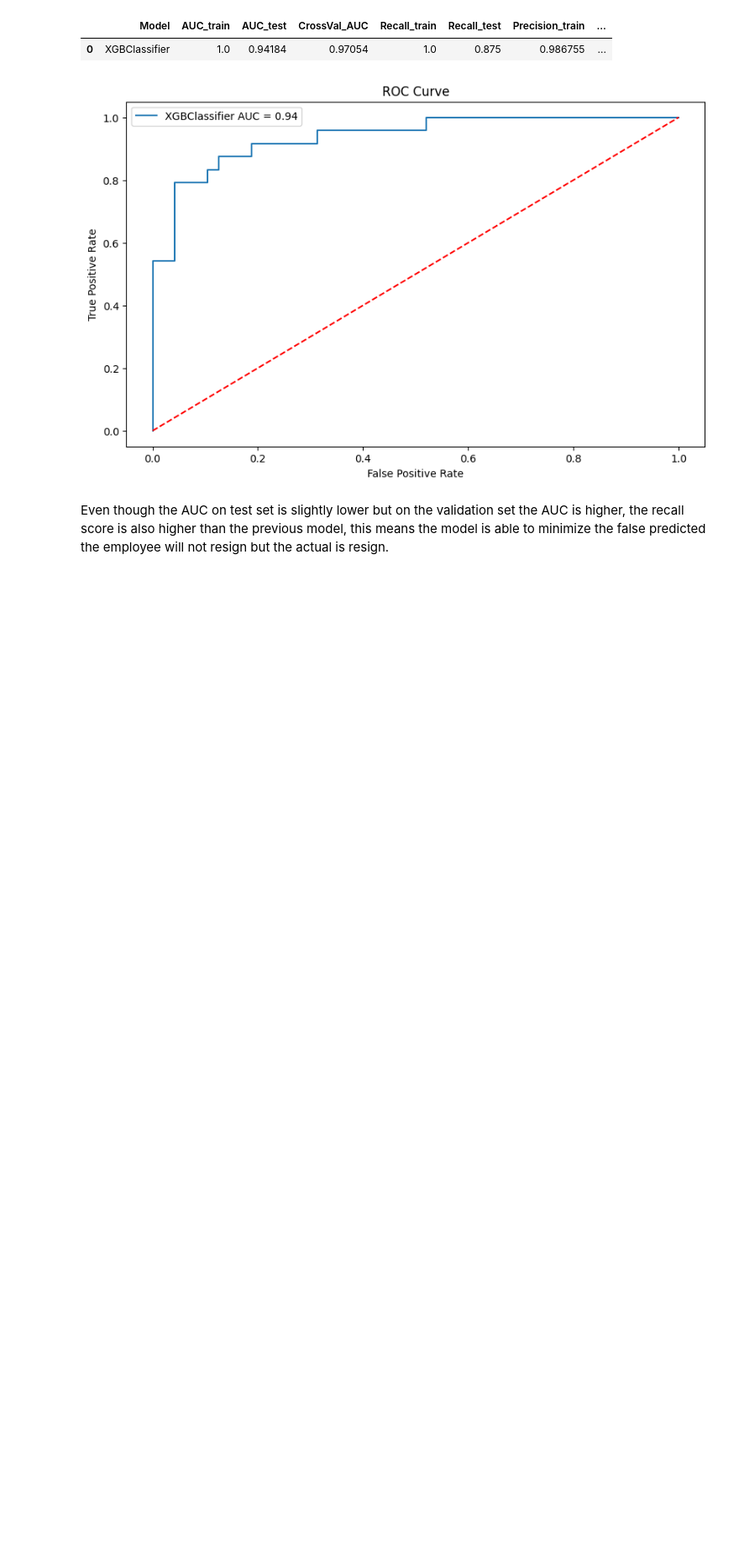
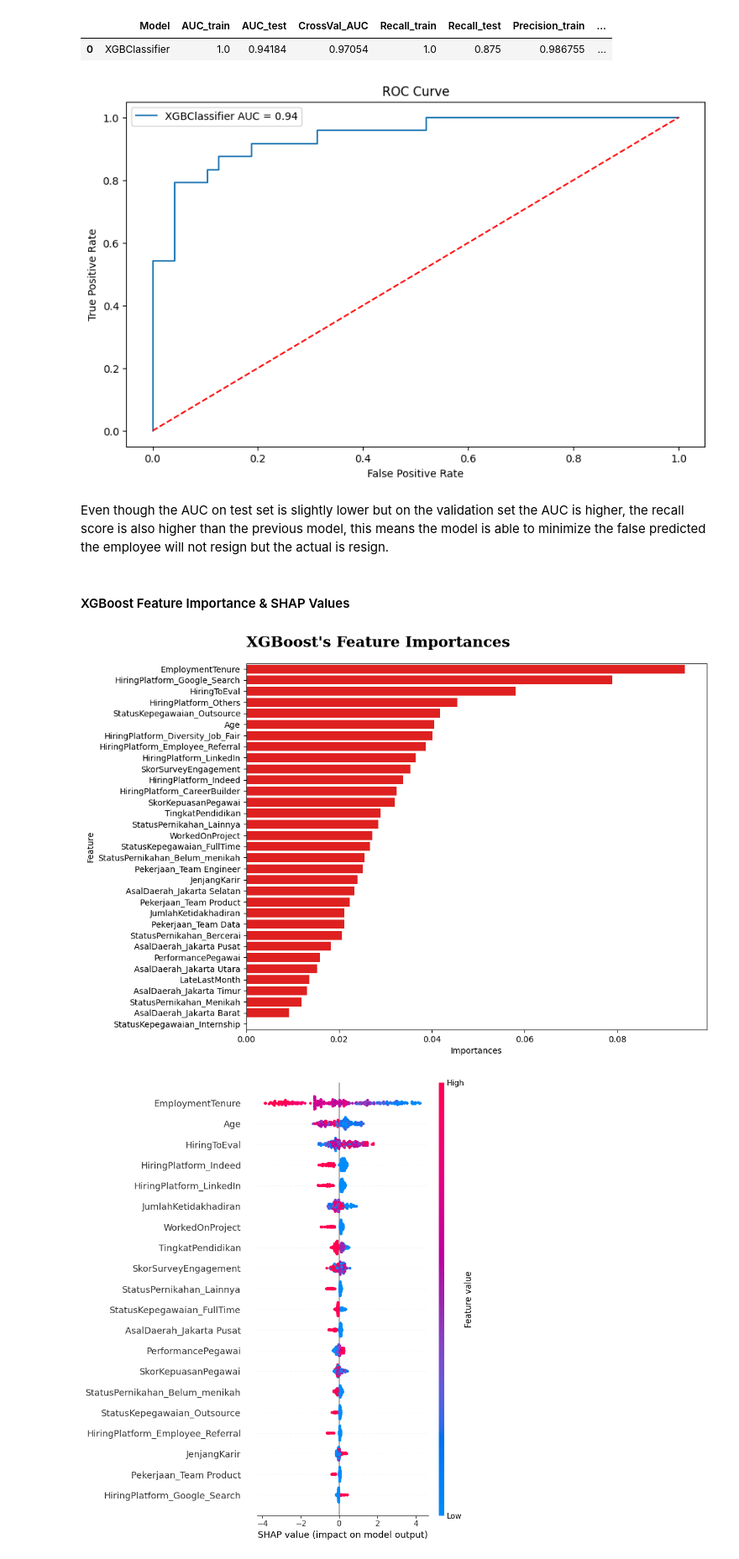
Before and after one commit to azaryasph/Improving-Employee-Retention-By-Predicting-Employee-Attrition-Using-Machine-Learning, a Jupyter notebook: notebook/predict_employee_attrition.ipynb, the cells around one changed output. Shown at 84% size. Cells and saved outputs as stored; diff of their text form; code cells hidden in the pictures; blank space fills up the shorter version.

Commit message:
chore: complete feature imp and shap values no expl

```diff
--- a/notebook/predict_employee_attrition.ipynb
+++ b/notebook/predict_employee_attrition.ipynb
@@ -1551,3 +1551,37 @@ Even though the AUC on test set is slightly lower but on the validation set the
 # optimal_idx = np.argmax(tpr - fpr)
 # optimal_threshold = thresholds[optimal_idx]
 # print(f'Optimal Threshold: {optimal_threshold}')
+# %% [markdown]
+#### XGBoost Feature Importance & SHAP Values
+# %%
+# Get the XGBoost Feature importances
+xgb_importance = xgb_new.feature_importances_
+
+# Create Dataframe of the Feature importances
+imp_df = pd.DataFrame({
+    'Feature': X_train_over.columns,
+    'Importances': xgb_importance
+})
+
+# SOrt the DataFrame by the importances
+imp_df = imp_df.sort_values('Importances', ascending=False)
+
+
+plt.figure(figsize=(10, 8))
+
+sns.barplot(x='Importances', y='Feature', data=imp_df, color='r')
+plt.title("XGBoost's Feature Importances", fontdict=fdbold, pad=20, loc='left')
+
+plt.show()
+
+# Create a Tree Explainer
+t_explainer = shap.TreeExplainer(xgb_new)
+
+# Get the SHAP Values
+shap_values = t_explainer.shap_values(X_train_over)
+
+# Create a summary plot
+shap.summary_plot(shap_values, X_train_over)
+# %% [output]
+[figure, added]
+[figure, added]
```
Also changed, not shown: parts of 3 cells of this notebook.
